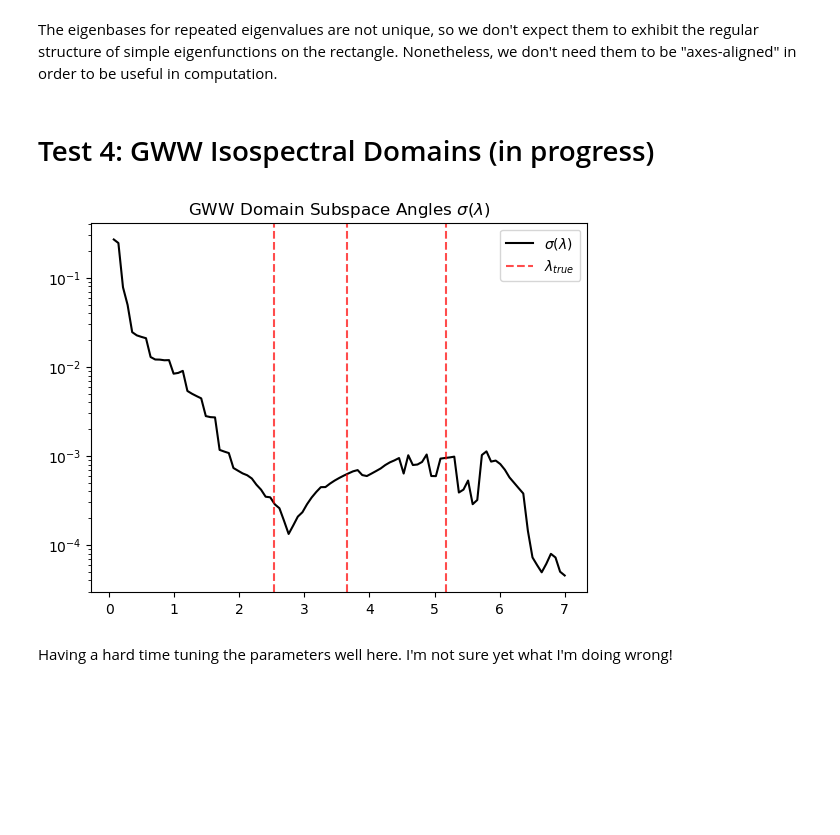
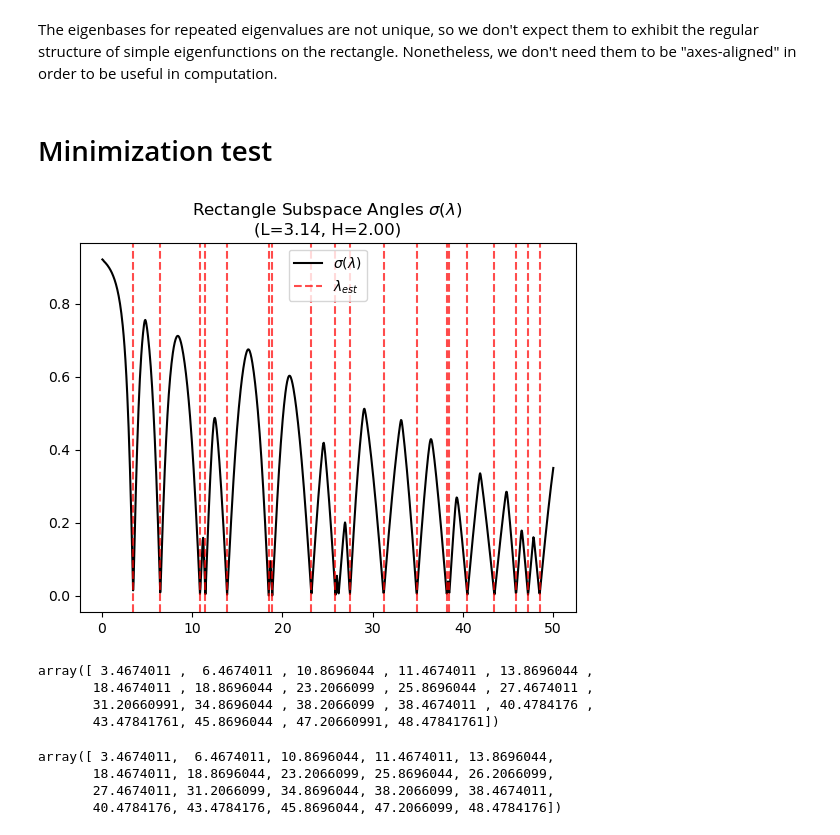
Before and after one commit to hjrrockies/lappy, a Jupyter notebook: jupyter_notebooks/pymps_demo.ipynb, the cells around one changed output. Drawn from its saved outputs; the diff is of its cells as text; code cells hidden in the pictures; blank space fills up the shorter version.

```diff
--- a/jupyter_notebooks/pymps_demo.ipynb
+++ b/jupyter_notebooks/pymps_demo.ipynb
@@ -467,4 +505,2 @@ plt.show()
 # %% [markdown]
 The eigenbases for repeated eigenvalues are not unique, so we don't expect them to exhibit the regular structure of simple eigenfunctions on the rectangle. Nonetheless, we don't need them to be "axes-aligned" in order to be useful in computation.
-# %% [markdown]
-# Test 4: GWW Isospectral Domains (in progress)
@@ -479,26 +507,62 @@ EP_1.rtol = 1e-5
+# %% [markdown]
+# Minimization test
+# %%
+# set up rectangle
+L,H = np.pi,2
+x_v, y_v = [0,L,L,0], [0,0,H,H]
+rect_vertices = np.array([x_v,y_v]).T
+
+# build quadrature mesh
+# this allows the solver to compute approximate L^2 orthonormal eigenbases
+mesh = triangular_mesh(rect_vertices,.05)
+nodes, weights = tri_quad2(mesh)
+
+# construct eigenproblem object
+# we use 40 Fourier-Bessel functions centered at the bottom-left corner
+# the eigenproblem object defaults to placing 20 points along each side,
+# but will skip sides where all basis functions are known to be zero
+# it defaults to placing 50 interior points at random in the domain
+EP_rect = PolygonEP(rect_vertices,[60,0,0,0],quad_nodes=nodes,quad_weights=weights,boundary_pts=60)
+
+# setting the rtol to a higher value due to the regular corner
+EP_rect.rtol = 1e-16
+# %%
+lambda_max = 50
+lambda_est = EP_rect.sigma_min(1,lambda_max)
 # %%
 # get scalars up to lambda=lambda_max
-lambda_max = 7
-n_lambda = 100
+n_lambda = 1000
 Lambda = np.linspace(0,lambda_max,n_lambda)[1:]
 
 # compute sigma(lambda) for various lambda_
 sigma = []
 for lambda_ in Lambda:
-    sigma.append(EP_1.sigma(lambda_))
+    sigma.append(EP_rect.sigma(lambda_))
 # %%
 fig = plt.figure()
-plt.semilogy(Lambda,sigma,label='$\sigma(\lambda)$',c='k')
+plt.plot(Lambda,sigma,label='$\sigma(\lambda)$',c='k')
 
 # plot vertical lines at true eigenvalues
-label = '$\lambda_{true}$'
-for lambda_ in [2.537943999798,3.65550971352,5.17555935622]:
-    plt.axvline(lambda_,c='r',linestyle='--',alpha=.7,label=label)
+label = '$\lambda_{est}$'
+for lam in lambda_est:
+    plt.axvline(lam,c='r',linestyle='--',alpha=.7,label=label)
     label = None
 plt.legend()
-plt.title(f'GWW Domain Subspace Angles $\sigma(\lambda)$')
+plt.title(f'Rectangle Subspace Angles $\sigma(\lambda)$ \n(L={L:.2f}, H={H:.2f})')
 plt.show()
 # %% [output]
-[figure, old version]
+[figure, new version]
-# %% [markdown]
-Having a hard time tuning the parameters well here. I'm not sure yet what I'm doing wrong!
+# %%
+lambda_est
+# %% [output]
+array([ 3.4674011 ,  6.4674011 , 10.8696044 , 11.4674011 , 13.8696044 ,
+       18.4674011 , 18.8696044 , 23.2066099 , 25.8696044 , 27.4674011 ,
+       31.20660991, 34.8696044 , 38.2066099 , 38.4674011 , 40.4784176 ,
+       43.47841761, 45.8696044 , 47.20660991, 48.47841761])
+# %%
+np.unique(np.sort(rect_lambda(*rect_eig_bound_idx(lambda_max,L,H).T,L,H)))
+# %% [output]
+array([ 3.4674011,  6.4674011, 10.8696044, 11.4674011, 13.8696044,
+       18.4674011, 18.8696044, 23.2066099, 25.8696044, 26.2066099,
+       27.4674011, 31.2066099, 34.8696044, 38.2066099, 38.4674011,
+       40.4784176, 43.4784176, 45.8696044, 47.2066099, 48.4784176])
```
Also changed, not shown: parts of 28 cells of this notebook, 4 other files.
